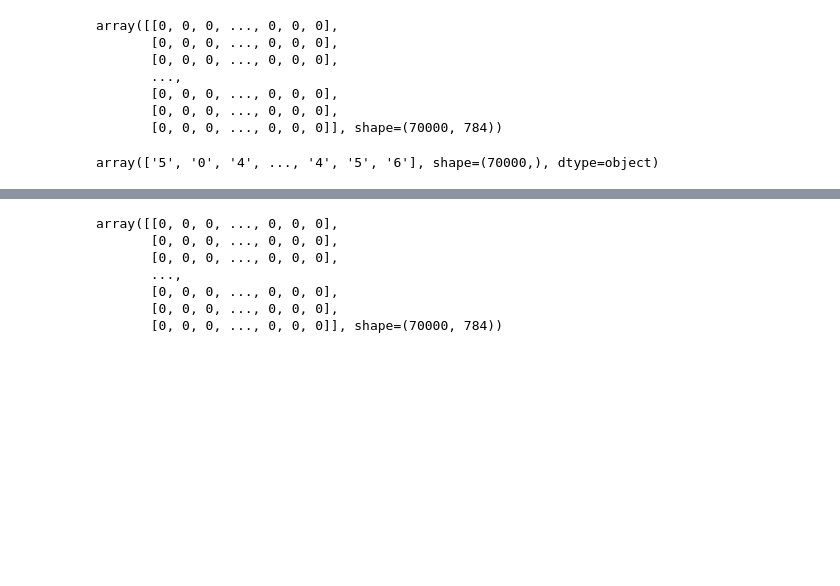
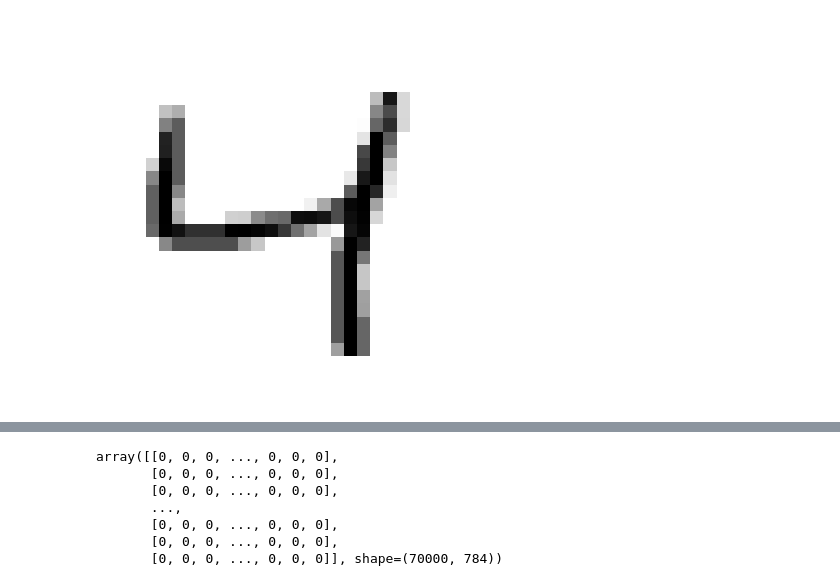
Before and after one commit to devdalloris/Homework-AI, a Jupyter notebook: lesson-28-hw/homework/mnist-semi-supervised.ipynb, the cells around one changed output, grey strips where cells are left out. Cells and saved outputs as stored; diff of their text form; code cells hidden in the pictures; blank space fills up the shorter version.

```diff
--- a/lesson-28-hw/homework/mnist-semi-supervised.ipynb
+++ b/lesson-28-hw/homework/mnist-semi-supervised.ipynb
@@ -1,20 +1,14 @@
 # %%
 from sklearn.datasets import fetch_openml
-from sklearn.cluster import KMeans
 
 mnist = fetch_openml('mnist_784', as_frame=False)
 X=mnist.data
-X
-# %% [output]
-array([[0, 0, 0, ..., 0, 0, 0],
-       [0, 0, 0, ..., 0, 0, 0],
-       [0, 0, 0, ..., 0, 0, 0],
-       ...,
-       [0, 0, 0, ..., 0, 0, 0],
-       [0, 0, 0, ..., 0, 0, 0],
-       [0, 0, 0, ..., 0, 0, 0]], shape=(70000, 784))
-# %%
-y = mnist.target
-y
-# %% [output]
-array(['5', '0', '4', ..., '4', '5', '6'], shape=(70000,), dtype=object)
+# %%
+import matplotlib.pyplot as plt
+def imshow(row):
+    plt.imshow(row.reshape(28,28), cmap='binary')
+    plt.axis('off')
+# %%
+imshow(X[2])
+# %% [output]
+[figure, added]
```
Also changed, not shown: parts of 8 cells of this notebook, 12 other files.
